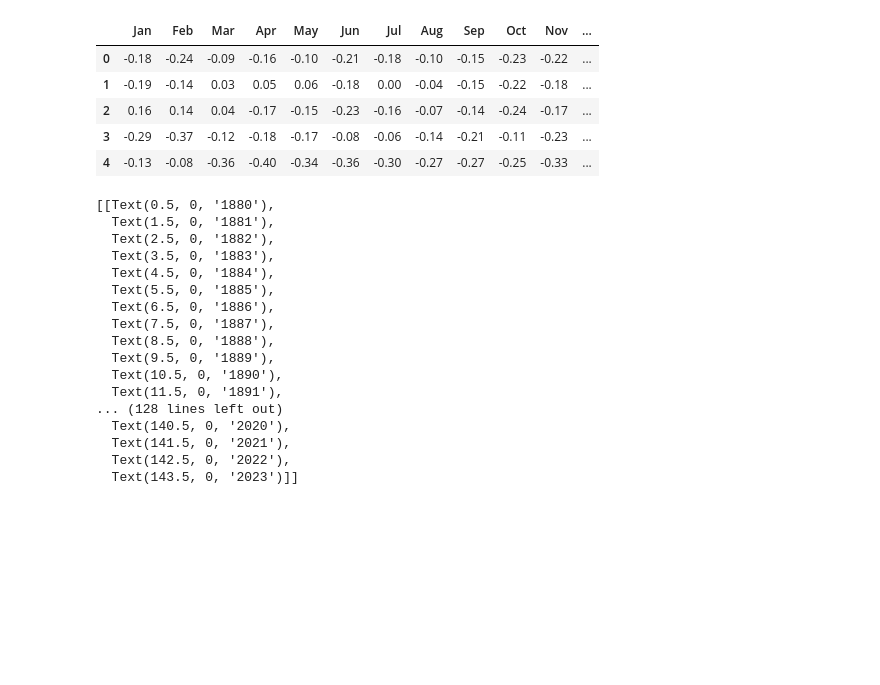
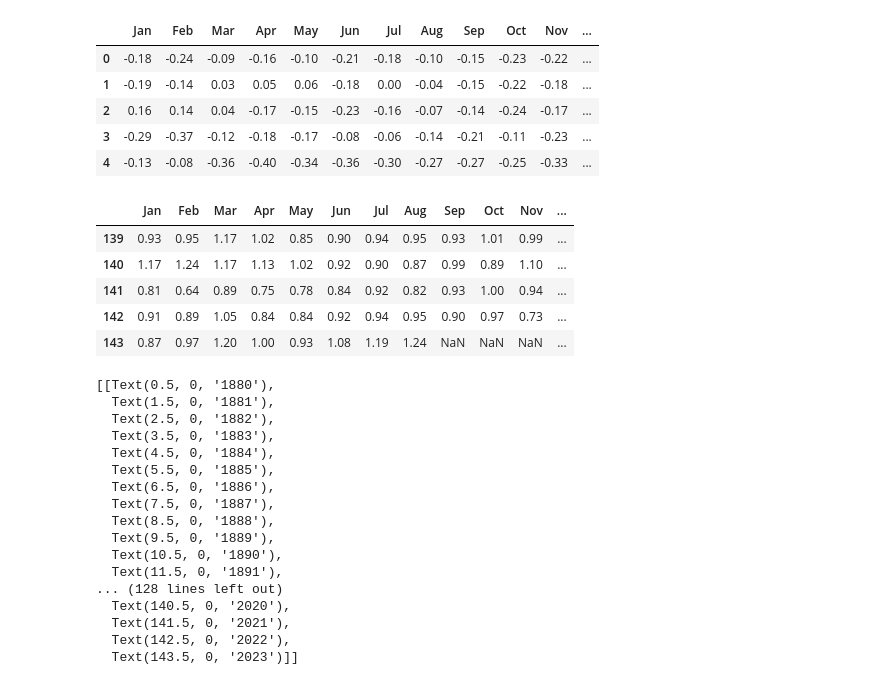
Before and after one commit to gauravpatil123/adv-projects-in-visualization, a Jupyter notebook: notebooks/project_main.ipynb, the cells around one changed output. Cells and saved outputs as stored; diff of their text form; code cells hidden in the pictures; blank space fills up the shorter version.

```diff
--- a/notebooks/project_main.ipynb
+++ b/notebooks/project_main.ipynb
@@ -131,6 +131,15 @@ df1_heat.head()
 | 2 | 0.16 | 0.14 | 0.04 | -0.17 | -0.15 | -0.23 | -0.16 | -0.07 | -0.14 | -0.24 | -0.17 | ... |
 | 3 | -0.29 | -0.37 | -0.12 | -0.18 | -0.17 | -0.08 | -0.06 | -0.14 | -0.21 | -0.11 | -0.23 | ... |
 | 4 | -0.13 | -0.08 | -0.36 | -0.40 | -0.34 | -0.36 | -0.30 | -0.27 | -0.27 | -0.25 | -0.33 | ... |
+# %%
+df1_heat.tail()
+# %% [output]
+|  | Jan | Feb | Mar | Apr | May | Jun | Jul | Aug | Sep | Oct | Nov | ... |
+| 139 | 0.93 | 0.95 | 1.17 | 1.02 | 0.85 | 0.90 | 0.94 | 0.95 | 0.93 | 1.01 | 0.99 | ... |
+| 140 | 1.17 | 1.24 | 1.17 | 1.13 | 1.02 | 0.92 | 0.90 | 0.87 | 0.99 | 0.89 | 1.10 | ... |
+| 141 | 0.81 | 0.64 | 0.89 | 0.75 | 0.78 | 0.84 | 0.92 | 0.82 | 0.93 | 1.00 | 0.94 | ... |
+| 142 | 0.91 | 0.89 | 1.05 | 0.84 | 0.84 | 0.92 | 0.94 | 0.95 | 0.90 | 0.97 | 0.73 | ... |
+| 143 | 0.87 | 0.97 | 1.20 | 1.00 | 0.93 | 1.08 | 1.19 | 1.24 | NaN | NaN | NaN | ... |
 # %%
 figure = plt.figure(figsize=(40,6))
 figure = sns.heatmap(df1_heat.T, cmap="coolwarm")
```
Also changed, not shown: parts of 10 cells of this notebook, 2 other files.
